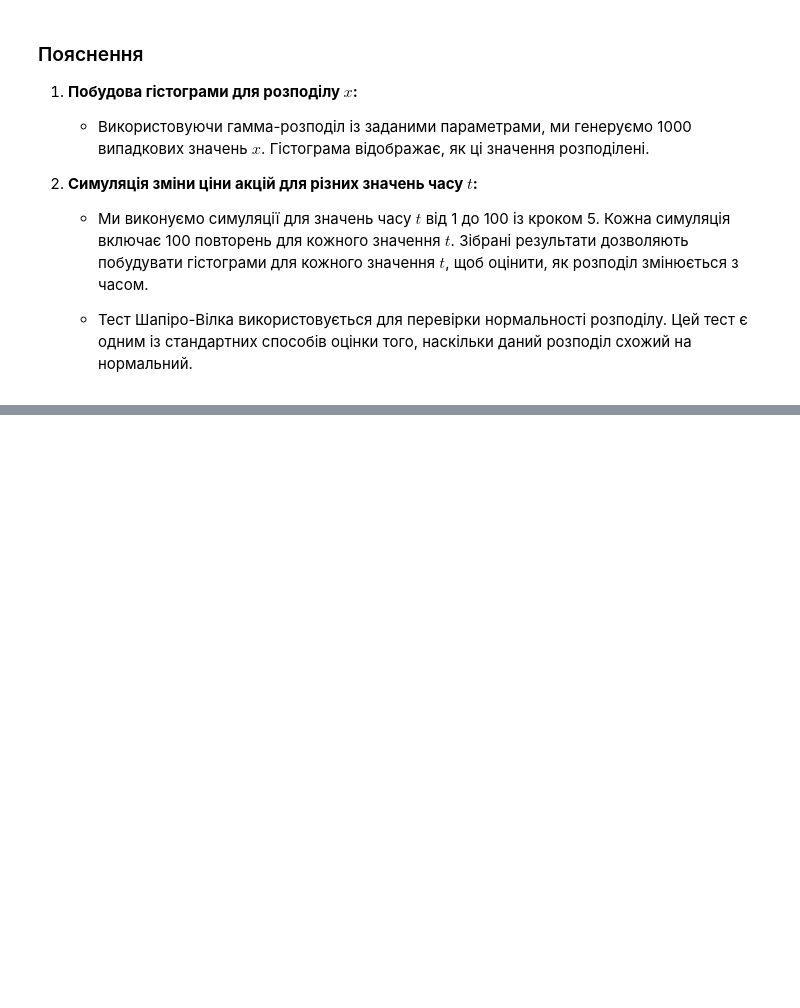
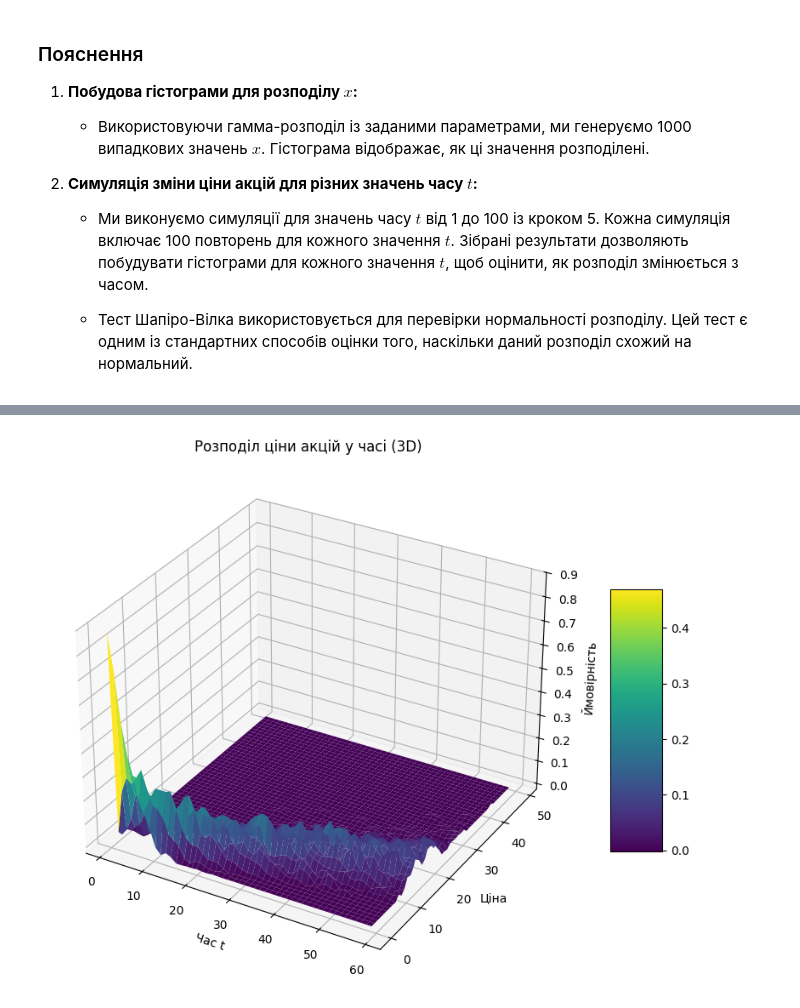
Before and after one commit to andriy-pro/goit-math-hw-08, a Jupyter notebook: math_task_08.ipynb, the cells around one changed output, grey strips where cells are left out. Drawn from its saved outputs; the diff is of its cells as text; code cells hidden in the pictures; blank space fills up the shorter version.

```diff
--- a/math_task_08.ipynb
+++ b/math_task_08.ipynb
@@ -90,0 +93,48 @@ plt.show()
+# %%
+import matplotlib.pyplot as plt
+import numpy as np
+from scipy.interpolate import griddata
+from scipy.stats import gamma
+
+# Параметри симуляції
+shape, scale = 0.3, 1.1
+time_steps = np.arange(1, 61, 2)
+n_simulations = 100
+
+# Підготовка даних для тривимірного графіка
+price_grid = np.linspace(0, 50, 50)  # Діапазон цін розширено
+Z = np.zeros((len(price_grid) - 1, len(time_steps)))
+
+for i, t in enumerate(time_steps):
+    prices = [gamma.rvs(shape, scale=scale, size=t).sum() for _ in range(n_simulations)]
+    hist, _ = np.histogram(prices, bins=price_grid, density=True)
+    Z[:, i] = hist
+
+X, Y = np.meshgrid(time_steps, price_grid[:-1])
+
+# Інтерполяція для створення плавної поверхні
+X_smooth = np.linspace(X.min(), X.max(), 50)
+Y_smooth = np.linspace(Y.min(), Y.max(), 50)
+X_smooth, Y_smooth = np.meshgrid(X_smooth, Y_smooth)
+Z_smooth = griddata(
+    (X.flatten(), Y.flatten()), Z.flatten(), (X_smooth, Y_smooth), method="cubic"
+)
+
+# Побудова тривимірного графіка з можливістю обертання
+fig = plt.figure(figsize=(12, 8))
+ax = fig.add_subplot(111, projection="3d")
+surf = ax.plot_surface(X_smooth, Y_smooth, Z_smooth, cmap="viridis", edgecolor="none")
+
+# Налаштування графіка
+ax.set_xlabel("Час t")
+ax.set_ylabel("Ціна")
+ax.set_zlabel("Ймовірність")
+ax.set_title("Розподіл ціни акцій у часі (3D)")
+
+# Додавання кольорової шкали
+fig.colorbar(surf, ax=ax, shrink=0.5, aspect=5)
+
+# Можливість обертання графіка
+plt.show()
+# %% [output]
+[figure, added]
```
Also changed, not shown: parts of 5 cells of this notebook, 1 other file.
